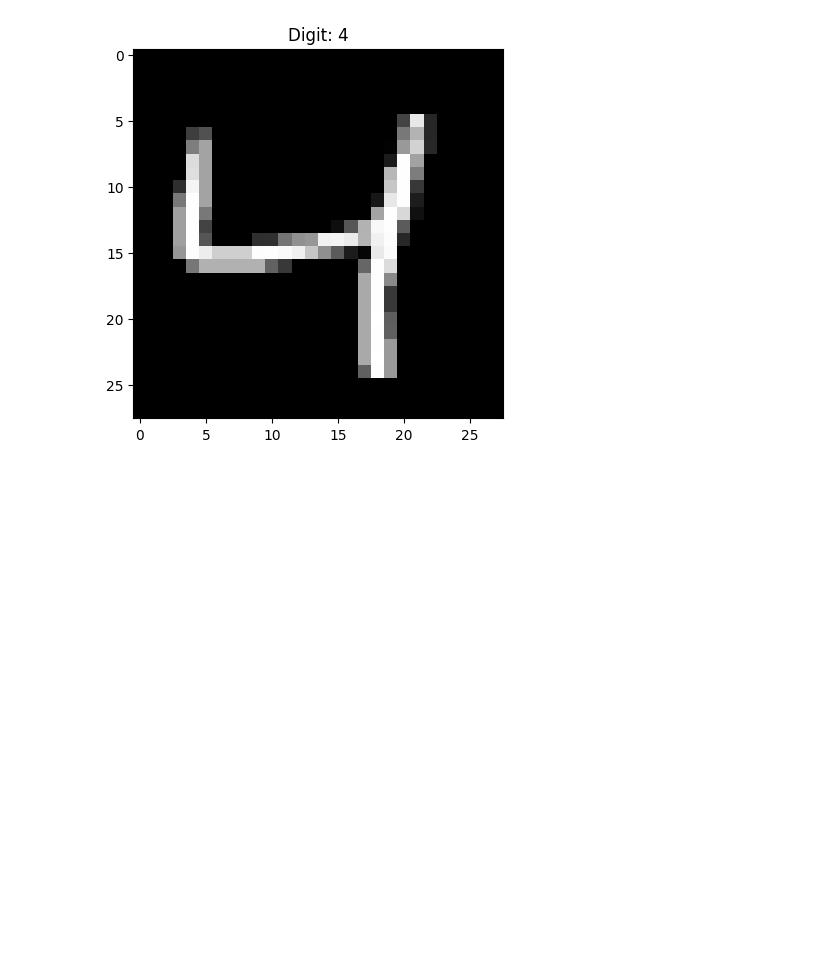
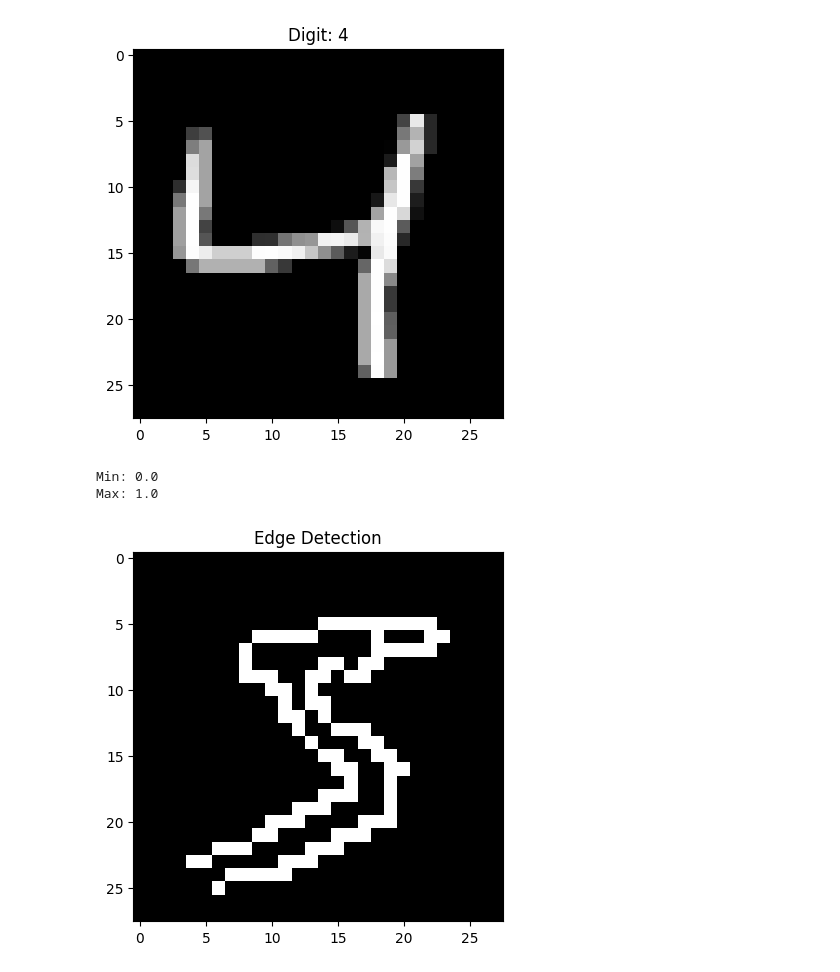
Before and after one commit to atul-sing-h/bigdatamca, a Jupyter notebook: Atulmnist.ipynb, the cells around one changed output. Drawn from its saved outputs; the diff is of its cells as text; code cells hidden in the pictures; blank space fills up the shorter version.

```diff
--- a/Atulmnist.ipynb
+++ b/Atulmnist.ipynb
@@ -36,3 +36,19 @@ plt.show()
 # %%
 x_train = x_train.astype('float32') / 255.0
 x_test = x_test.astype('float32') / 255.0
+# %%
+print("Min:", x_train.min())
+print("Max:", x_train.max())
+# %% [output]
+Min: 0.0
+Max: 1.0
+# %%
+# Edge detection
+img = (x_train[0] * 255).astype('uint8')
+edges = cv2.Canny(img, 230, 255)
+
+plt.imshow(edges, cmap='gray')
+plt.title("Edge Detection")
+plt.show()
+# %% [output]
+[figure, added]
```
Also changed, not shown: parts of 2 cells of this notebook.
